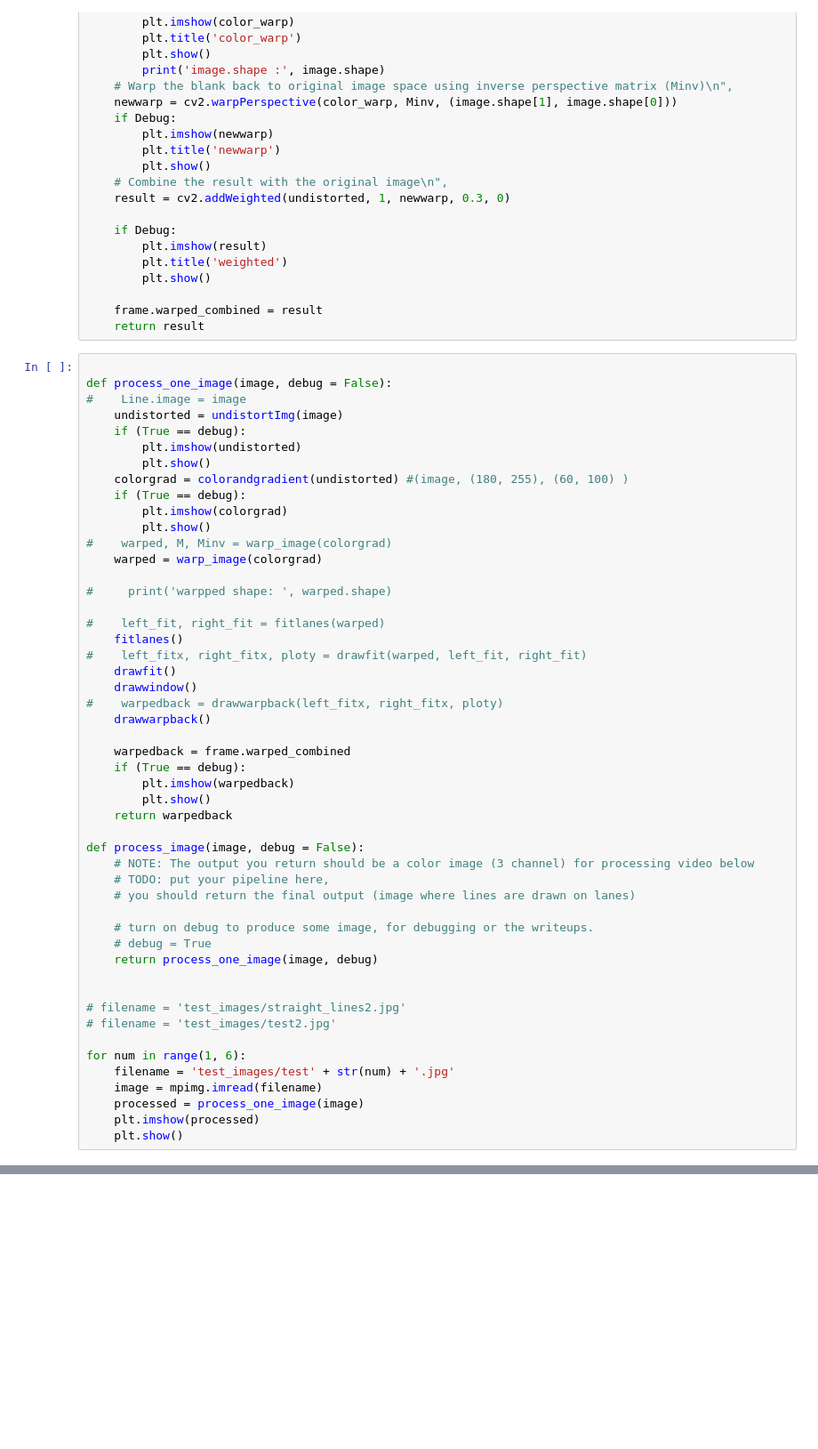
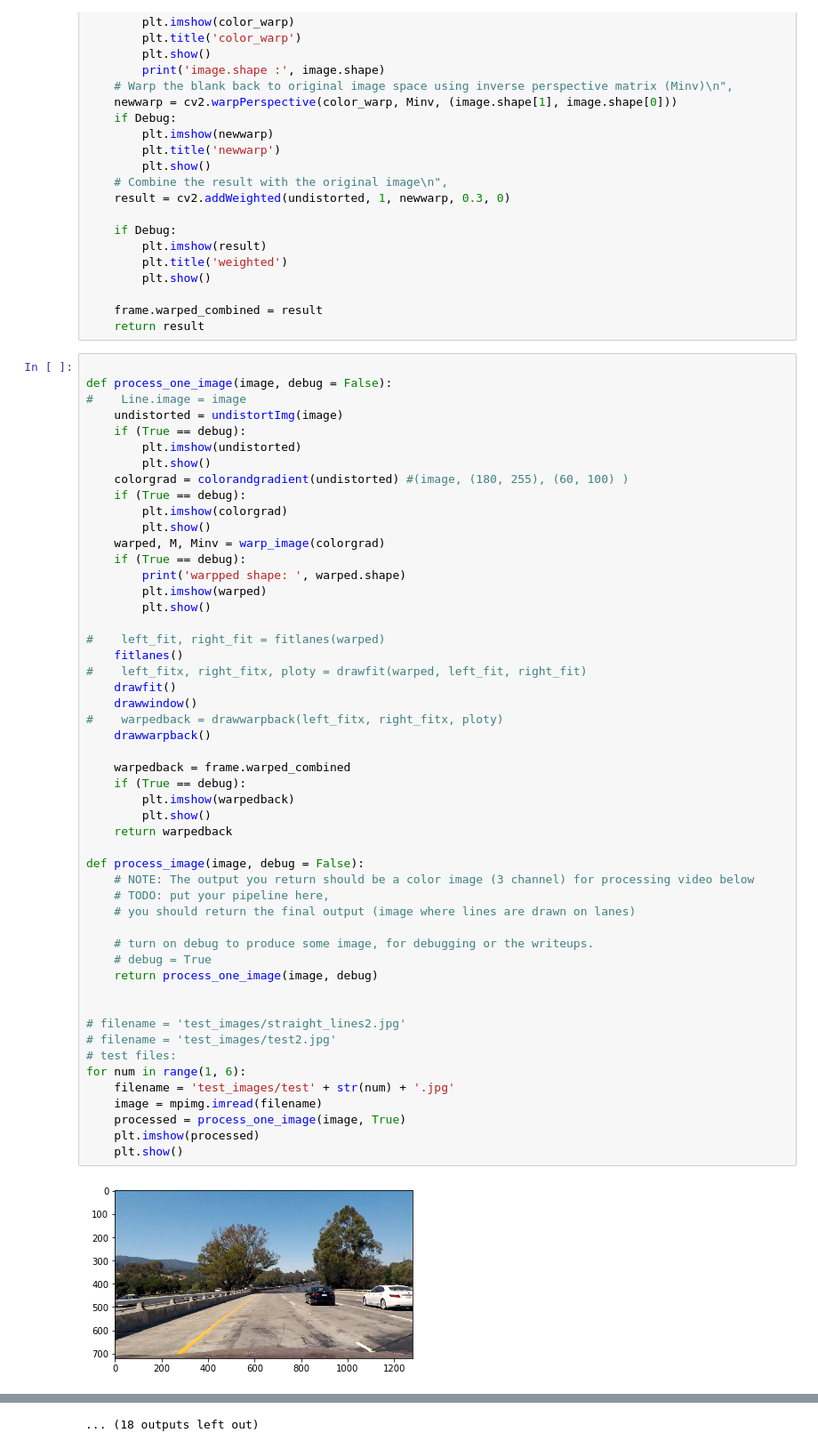
Before and after one commit to sunpochin/advanced-Lane-Lines-carnd, a Jupyter notebook: pipeline.ipynb, the cells around one changed output, grey strips where cells are left out. Shown at 89% size. Saved outputs shown, nothing was run; the diff lists cells and outputs as text; blank space fills up the shorter version.

```diff
--- a/pipeline.ipynb
+++ b/pipeline.ipynb
@@ -708,41 +676,44 @@ def process_one_image(image, debug = False):
     if (True == debug):
         plt.imshow(colorgrad)
         plt.show()
-#    warped, M, Minv = warp_image(colorgrad)
-    warped = warp_image(colorgrad)
-
-#     print('warpped shape: ', warped.shape)
+    warped, M, Minv = warp_image(colorgrad)
+    if (True == debug):
+        print('warpped shape: ', warped.shape)
+        plt.imshow(warped)
+        plt.show()
 
 #    left_fit, right_fit = fitlanes(warped)
     fitlanes()
 #    left_fitx, right_fitx, ploty = drawfit(warped, left_fit, right_fit)
     drawfit()
     drawwindow()
 #    warpedback = drawwarpback(left_fitx, right_fitx, ploty)
     drawwarpback()
 
     warpedback = frame.warped_combined
     if (True == debug):
         plt.imshow(warpedback)
         plt.show()
     return warpedback
 
 def process_image(image, debug = False):
     # NOTE: The output you return should be a color image (3 channel) for processing video below
     # TODO: put your pipeline here,
     # you should return the final output (image where lines are drawn on lanes)
 
     # turn on debug to produce some image, for debugging or the writeups.
     # debug = True
     return process_one_image(image, debug)
 
 
 # filename = 'test_images/straight_lines2.jpg'
 # filename = 'test_images/test2.jpg'
-
+# test files:
 for num in range(1, 6):
     filename = 'test_images/test' + str(num) + '.jpg'
     image = mpimg.imread(filename)
-    processed = process_one_image(image)
+    processed = process_one_image(image, True)
     plt.imshow(processed)
     plt.show()
+# %% [output]
+[figure, added]
@@ -749,2 +747,3 @@ for num in range(1, 6):
+... (18 outputs left out)
 # %%
 interrupt
```
Also changed, not shown: parts of 11 cells of this notebook, 1 other file.
